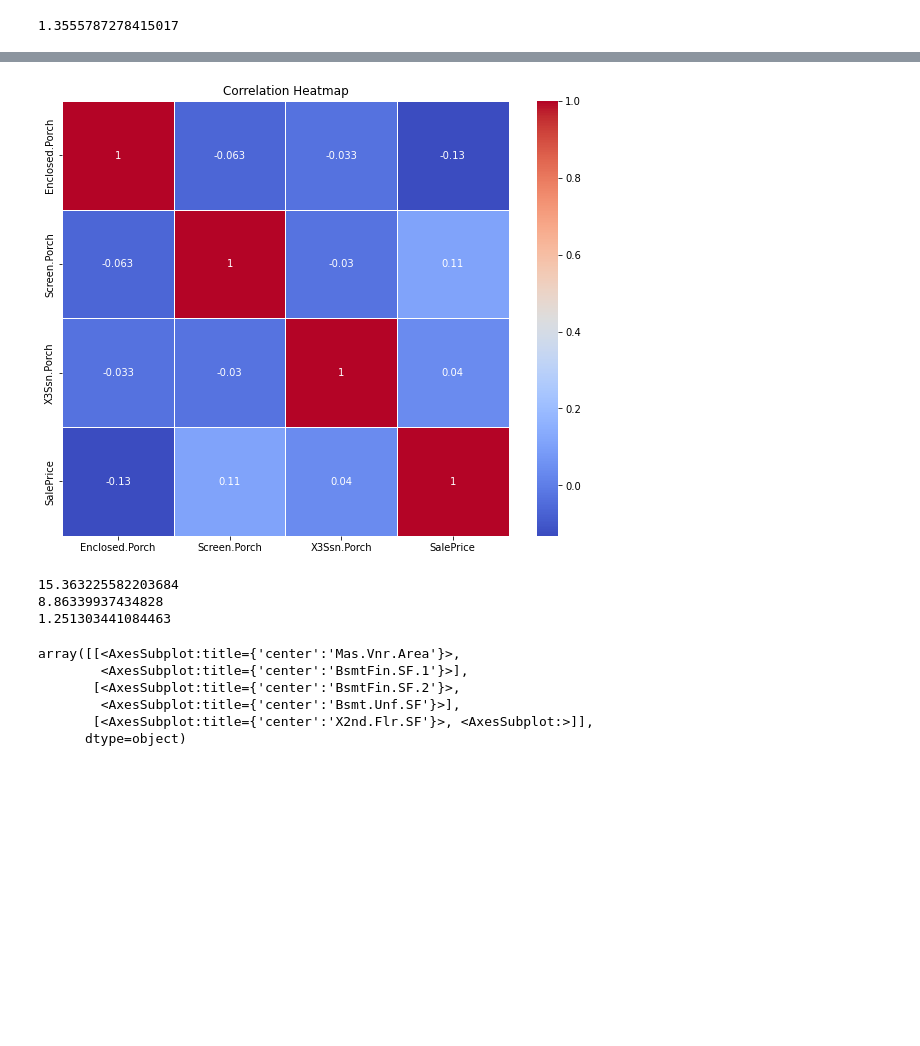
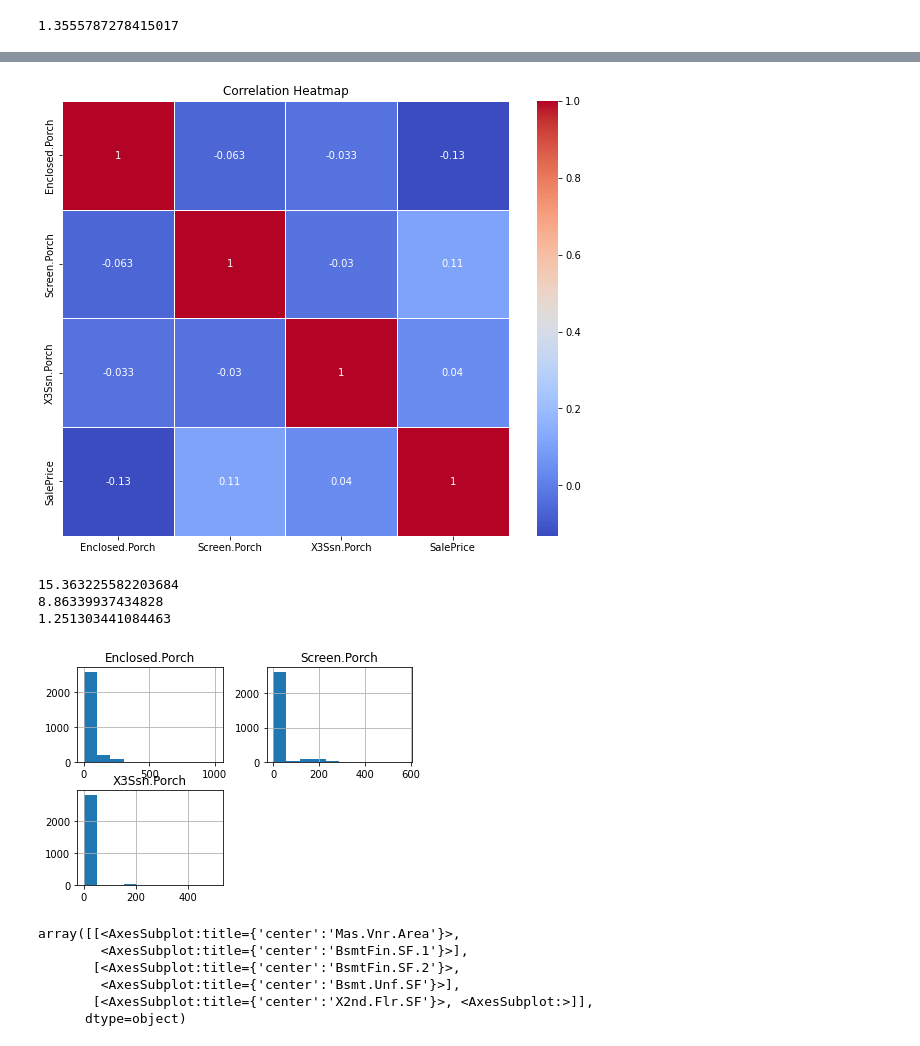
Before and after one commit to P-ASilva/ames, a Jupyter notebook: notebooks/08_final_model_analysis_and_feature_enginnering.ipynb, the cells around one changed output, grey strips where cells are left out. Drawn from its saved outputs; the diff is of its cells as text; code cells hidden in the pictures; blank space fills up the shorter version.

Commit message:
more models

```diff
--- a/notebooks/08_final_model_analysis_and_feature_enginnering.ipynb
+++ b/notebooks/08_final_model_analysis_and_feature_enginnering.ipynb
@@ -223,14 +220,15 @@ array([[<AxesSubplot:title={'center':'Full.Bath'}>,
 # %%
 # Porch Features
 porch_cat = ["Enclosed.Porch", "Screen.Porch", "X3Ssn.Porch"]
-heatMapCorr(porch_cat) # low relevance for everyone
-
+heatMapCorr(porch_cat)
+model_data[porch_cat].hist()
 
 for cat in porch_cat:
     print(nonNull_percent(cat))
 # %% [output]
 [figure]
 15.363225582203684
 8.86339937434828
 1.251303441084463
+[figure, added]
 # %%
```
Also changed, not shown: parts of 10 cells of this notebook.
